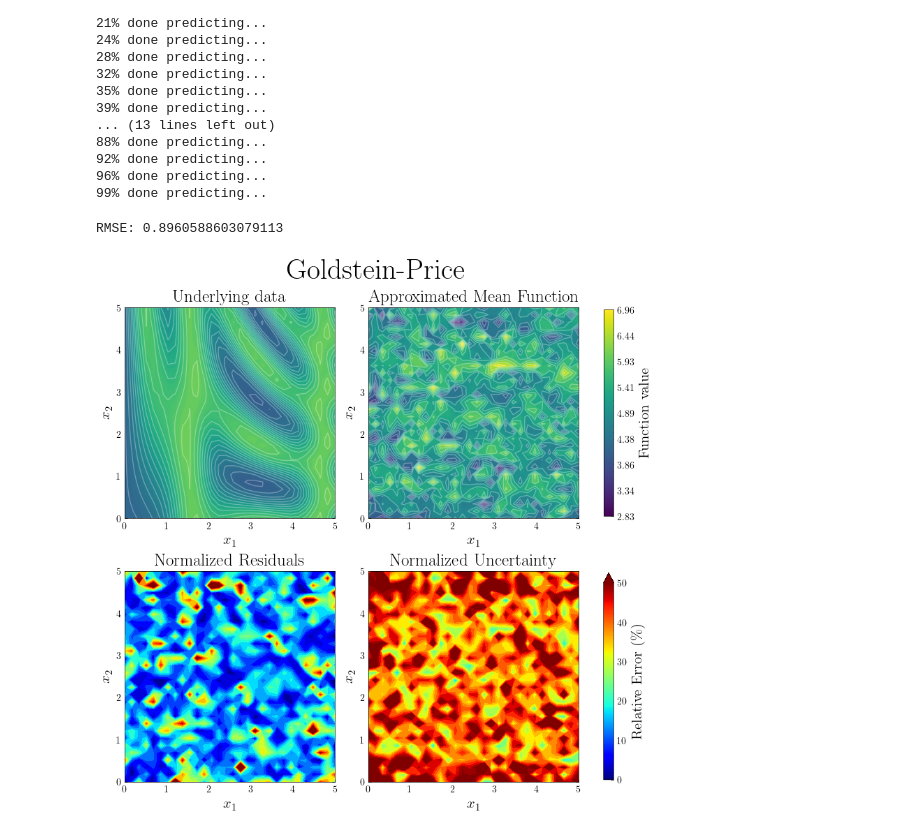
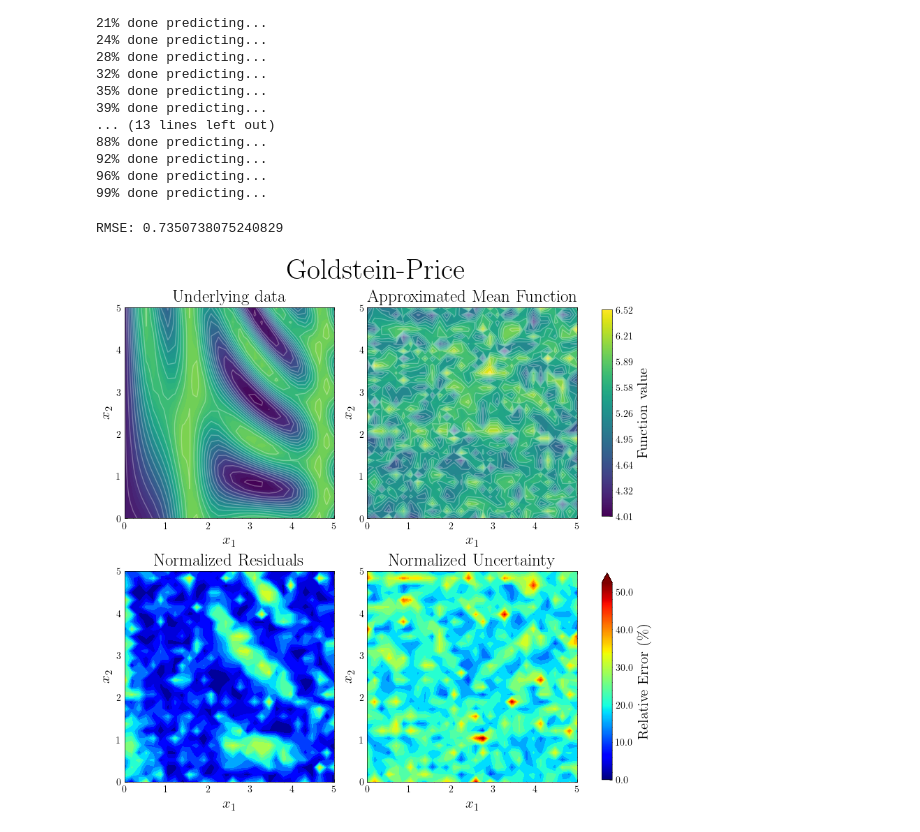
Before and after one commit to aadle/gaussian-process-kan, a Jupyter notebook: examples/trig.ipynb, the cells around one changed output. Saved outputs shown, nothing was run; the diff lists cells and outputs as text; code cells hidden in the pictures.

```diff
--- a/examples/trig.ipynb
+++ b/examples/trig.ipynb
@@ -49,14 +49,17 @@ plt.show()
 # %% [markdown]
 ## Modelling
 # %%
-model_size = [2, 10, 10, 1]
+# model_size = [2, 10, 10, 1]
+model_size = [2, 5, 1]
 model_str = '-'.join(str(x) for x in model_size)
 model = GPKAN(layers=model_size,
               n_grid_points=10,
               grid_min=jnp.min(X),
               grid_max=jnp.max(X),
-              init_paramters=[1.0, 1.0],
-              obs_stddev=0.5
+              init_paramters=[1.75, 1.75],
+              obs_stddev=1.0,
+            #   init_paramters=[1.0, 1.0],
+            #   obs_stddev=0.5
               )
 # %% [output]
 Model initialized.
@@ -337,7 +311,7 @@ y_stddev = jnp.sqrt(jnp.diag(cov_full))
 rmse = jnp.sqrt(jnp.mean((y.flatten() - mu_full.flatten()) ** 2))
 print("RMSE:", float(rmse))
 # %% [output]
-RMSE: 0.8960588603079113
+RMSE: 0.7350738075240829
 # %%
 fig, axs = plt.subplots(2, 2, figsize=(8, 8), constrained_layout=True)
 axs = axs.flatten()
@@ -405,7 +379,7 @@ normalizeddev = 100 * (y_stddev.flatten() / (jnp.abs(mu_full.flatten()) + epsilo
 
 vmin_2 = min(normalized_residuals.min(), normalizeddev.min())
 vmax_2 = max(normalized_residuals.max(), normalizeddev.max())
-cbar_limit = 50
+cbar_limit = min(100, vmax_2)
 levels = np.linspace(vmin_2, cbar_limit, 20)
 # levels = np.arange(vmin_2, cbar_limit, 25)
 
@@ -431,31 +405,31 @@ contourf_var = axs[3].contourf(x1, x2, normalizeddev.reshape(x2.shape[0], x1.sha
                                 )
 
 axs[3].set_title("Normalized Uncertainty")
 # axs[3].set_title("Coefficient of Variation")
 axs[3].set_xlabel("$x_1$")
 axs[3].set_ylabel("$x_2$")
 
 # norm2 = plt.Normalize(vmin_2, vmax_2)  # Create explicit normalization
 norm2 = plt.Normalize(vmin_2, cbar_limit)  # Create explicit normalization
 sm2 = ScalarMappable(cmap="jet", norm=norm2)
 sm2.set_array([])  # Empty array - using the norm instead
 cbar_row2 = fig.colorbar(sm2, ax=[axs[2], axs[3]], location='right', shrink=0.98, extend="max")
 cbar_row2.set_label('Relative Error (\%)')
 
 # Create evenly spaced ticks for the first colorbar
 n_ticks = 9 # Number of ticks including min and max
 # ticks2 = np.linspace(vmin_2, vmax_2, n_ticks)
 # ticks2 = np.linspace(vmin_2, cbar_limit, n_ticks)
 # ticks2 = np.linspace(0, cbar_limit, n_ticks)
 ticks2 = np.arange(0, cbar_limit + 1, 10)
 cbar_row2.set_ticks(ticks2)
 # cbar_row2.set_ticklabels([f"{tick:.1f}" for tick in ticks2])
 cbar_row2.set_ticklabels([f"{tick}" for tick in ticks2])
 
 fig.suptitle("Goldstein-Price", fontsize=30, fontweight="bold")
 
 # plt.subplots_adjust(top=0.88)
 plt.savefig(f"../results/{function_name}/figs/{function_name+" "+model_str}_result_grid_learned.png", dpi=500, bbox_inches="tight")
 plt.show()
 # %% [output]
-[figure, old version]
+[figure, new version]
```
Also changed, not shown: parts of 4 cells of this notebook, 11 other files.
